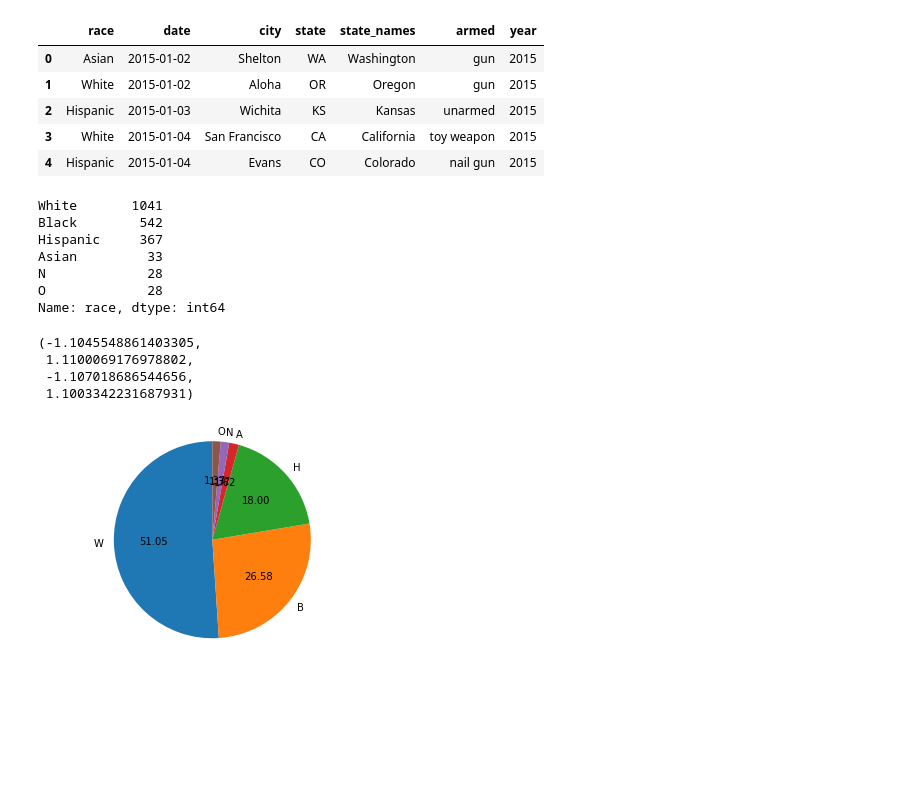
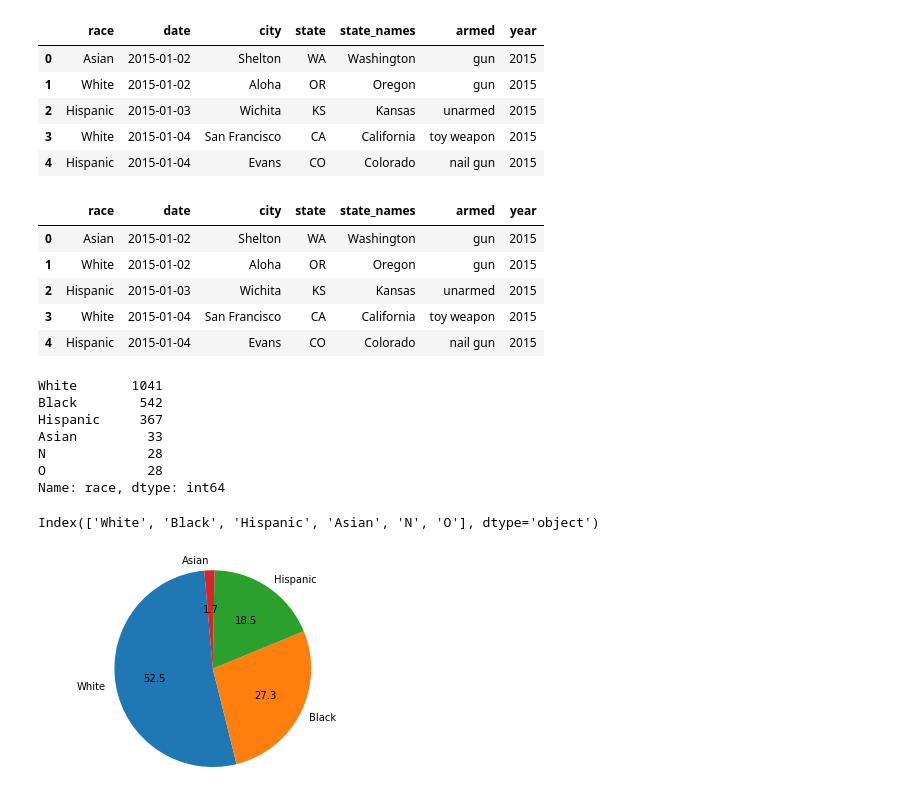
Before and after one commit to US-Police-Brutality-Choropleth/Police-Brutality-Visualization, a Jupyter notebook: police_brutality.ipynb, the cells around one changed output. Cells and saved outputs as stored; diff of their text form; code cells hidden in the pictures; blank space fills up the shorter version.

```diff
--- a/police_brutality.ipynb
+++ b/police_brutality.ipynb
@@ -70,8 +70,20 @@ df2_new.head()
 | 2 | Hispanic | 2015-01-03 | Wichita | KS | Kansas | unarmed | 2015 |
 | 3 | White | 2015-01-04 | San Francisco | CA | California | toy weapon | 2015 |
 | 4 | Hispanic | 2015-01-04 | Evans | CO | Colorado | nail gun | 2015 |
+# %%
+df2_new['date'] = pd.to_datetime(df2_new['date'])
+df2_new['year'] = df2_new['date'].dt.year
+df2_new.head()
+# %% [output]
+|  | race | date | city | state | state_names | armed | year |
+| 0 | Asian | 2015-01-02 | Shelton | WA | Washington | gun | 2015 |
+| 1 | White | 2015-01-02 | Aloha | OR | Oregon | gun | 2015 |
+| 2 | Hispanic | 2015-01-03 | Wichita | KS | Kansas | unarmed | 2015 |
+| 3 | White | 2015-01-04 | San Francisco | CA | California | toy weapon | 2015 |
+| 4 | Hispanic | 2015-01-04 | Evans | CO | Colorado | nail gun | 2015 |
 # %%
-df2_new['race'].value_counts()
+values_counts = df2_new['race'].value_counts()
+values_counts
 # %% [output]
 White       1041
 Black        542
@@ -80,6 +92,10 @@ Asian         33
 N             28
 O             28
 Name: race, dtype: int64
+# %%
+values_counts.index
+# %% [output]
+Index(['White', 'Black', 'Hispanic', 'Asian', 'N', 'O'], dtype='object')
 # %%
 from sqlalchemy import create_engine
 from sqlalchemy.ext.declarative import declarative_base
@@ -90,30 +106,32 @@ conn = engine.connect()
 df2_new.to_sql(name='police_killings_2015_to_present', con=engine, if_exists='replace', index=True)
 # %%
 # import the pyplot library
-import matplotlib.pyplot as plotter
+import matplotlib.pyplot as plt
 
 # The slice race distribution pie chart
-pieLabels = 'W', 'B', 'H', 'A', 'N', 'O'
+#pieLabels = values_counts.index[0], values_counts.index[1], values_counts.index[2], values_counts.index[3]
+pieLabels = [x for x in values_counts.index[:4]]
 
 # Race Data
-raceData = [1041, 542, 367, 33, 28, 28]
+#raceData = [values_counts[0], values_counts[1], values_counts[2], values_counts[3]]
+raceData = [x for x in values_counts[:4]]
 
-figureObject, axesObject = plotter.subplots()
+colors  = ("blue", "yellow", "orange", "red")
+
+fig, ax = plt.subplots()
 
 # Draw the pie chart
-axesObject.pie(raceData,
+ax.pie(raceData,
         labels=pieLabels,
-        autopct='%1.2f',
-        startangle=90)
+        autopct='%1.1f',
+        startangle=95,)
 
 # Aspect ratio - equal means pie is a circle
-axesObject.axis('equal')
+ax.axis('equal')
+plt.savefig("static/Images/pie_plots/race_pie.png")
+plt.show()
 # %% [output]
-(-1.1045548861403305,
- 1.1100069176978802,
- -1.107018686544656,
- 1.1003342231687931)
-[figure, old version]
+[figure, new version]
 # %%
 df2_new['armed'].value_counts()
 # %% [output]
```
Also changed, not shown: parts of 13 cells of this notebook, 11 other files.
